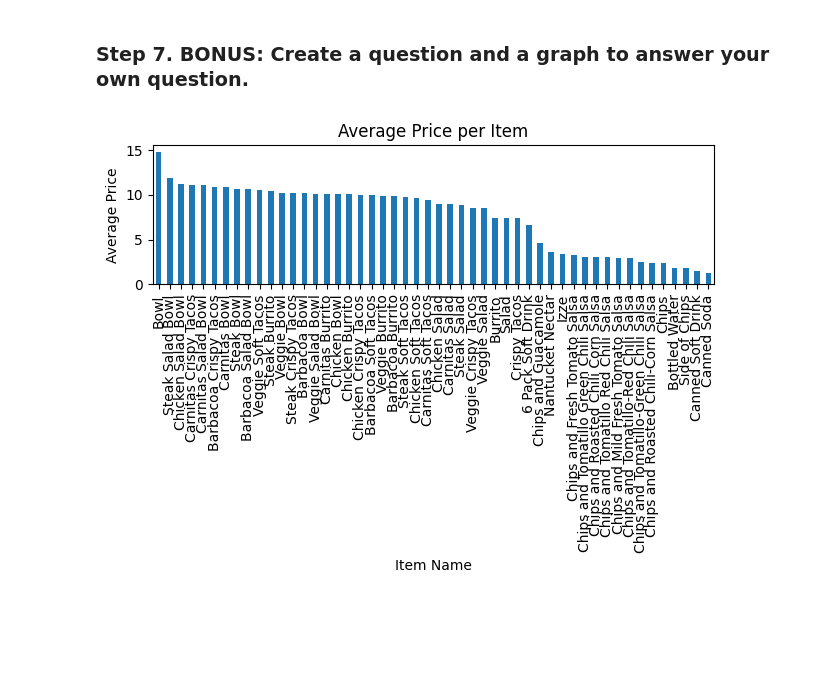
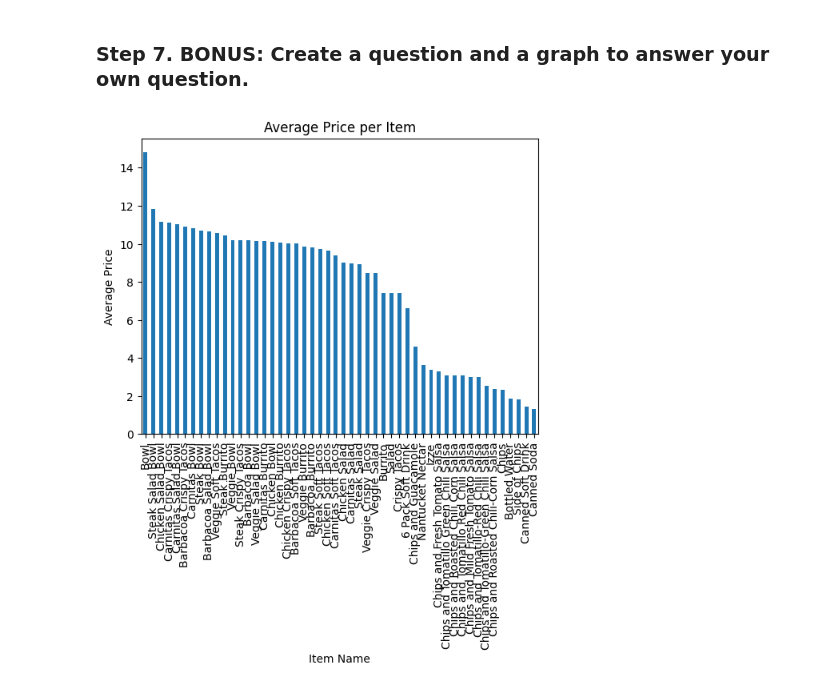
Before and after one commit to ys23-lys/ESAA, a Jupyter notebook: YB_0919(1)_exercises_chipotle_exercises.ipynb, the cells around one changed output. Drawn from its saved outputs; the diff is of its cells as text; code cells hidden in the pictures; blank space fills up the shorter version.

```diff
--- a/YB_0919(1)_exercises_chipotle_exercises.ipynb
+++ b/YB_0919(1)_exercises_chipotle_exercises.ipynb
@@ -64,12 +64,11 @@ plt.ylim(0)
 # %%
 # 각 아이템 항목마다 평균 가격이 얼마나 되는지
 average_price=chipo.groupby('item_name')['item_price'].mean().sort_values(ascending=False)
 average_price.plot(kind='bar')
 plt.xlabel("Item Name")
 plt.ylabel("Average Price")
 plt.title("Average Price per Item")
 plt.xticks(rotation=90)
-plt.tight_layout()
 plt.show()
 # %% [output]
-[figure, old version]
+[figure, new version]
```
